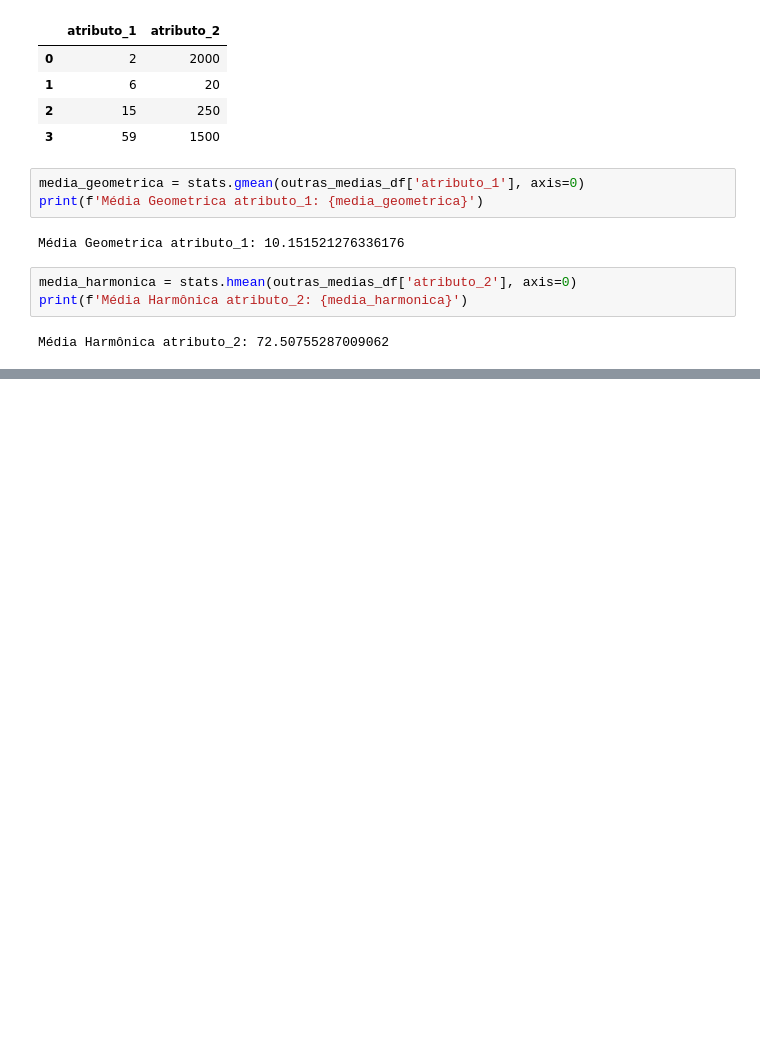
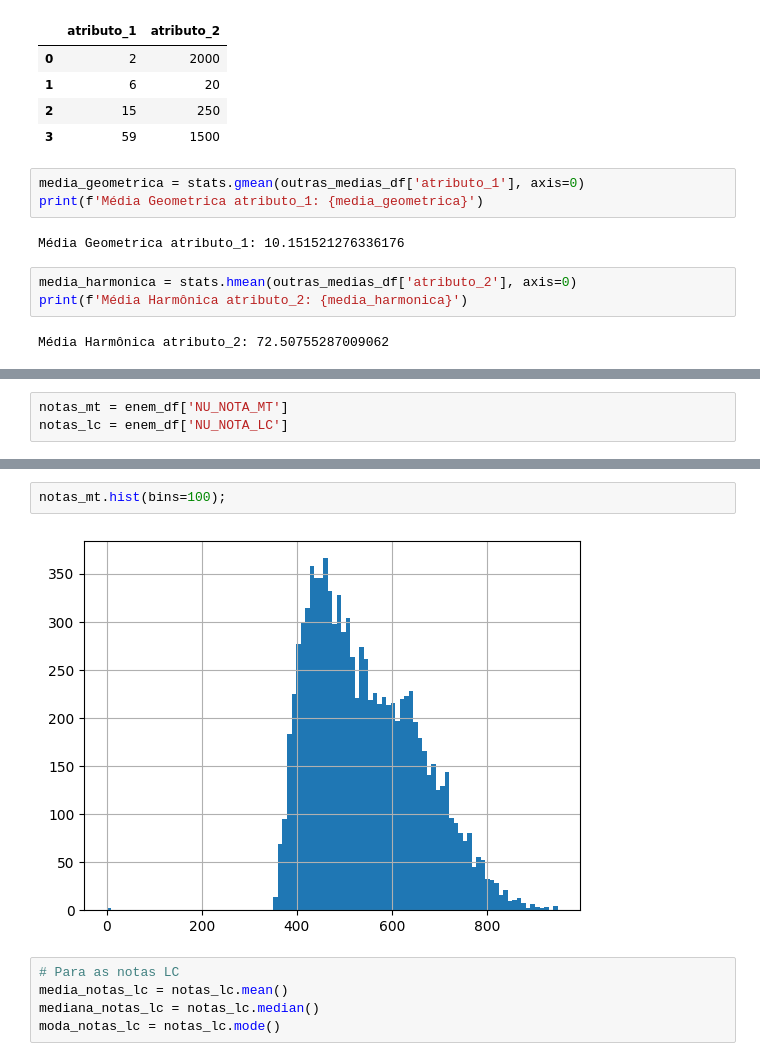
Before and after one commit to romulovieira777/Analise_Exploratoria_de_Dados_com_Python, a Jupyter notebook: Modulo_03_Medidas_Estatisticas/03_Analise_Exploratoria_de_Dados.ipynb, the cells around one changed output, grey strips where cells are left out. Saved outputs shown, nothing was run; the diff lists cells and outputs as text; blank space fills up the shorter version.

```diff
--- a/Modulo_03_Medidas_Estatisticas/03_Analise_Exploratoria_de_Dados.ipynb
+++ b/Modulo_03_Medidas_Estatisticas/03_Analise_Exploratoria_de_Dados.ipynb
@@ -1791,0 +1794,3 @@ Média Harmônica atributo_2: 72.50755287009062
+# %%
+notas_mt = enem_df['NU_NOTA_MT']
+notas_lc = enem_df['NU_NOTA_LC']
@@ -1791,0 +1812,9 @@ Média Harmônica atributo_2: 72.50755287009062
+# %%
+notas_mt.hist(bins=100);
+# %% [output]
+[figure, added]
+# %%
+# Para as notas LC
+media_notas_lc = notas_lc.mean()
+mediana_notas_lc = notas_lc.median()
+moda_notas_lc = notas_lc.mode()
```
Also changed, not shown: parts of 19 cells of this notebook.
